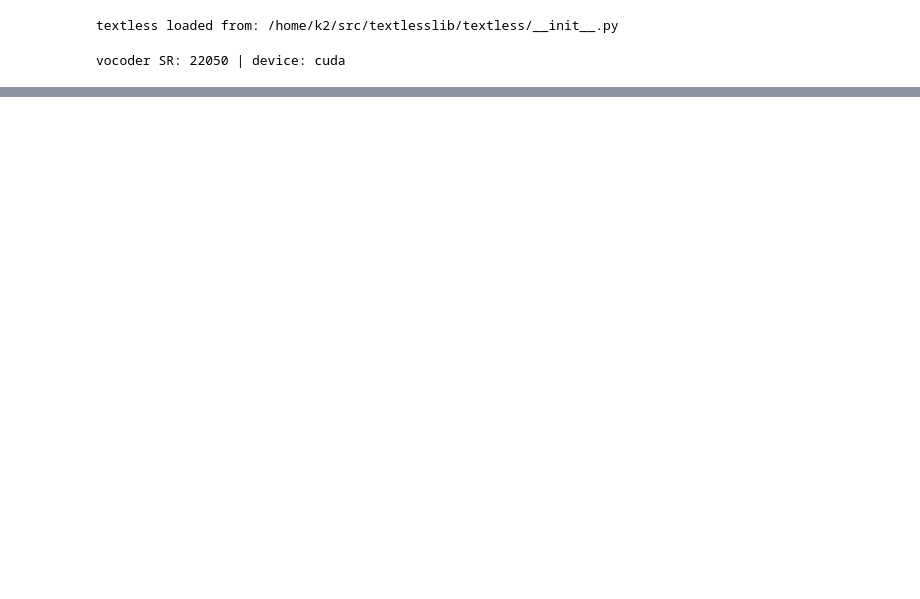
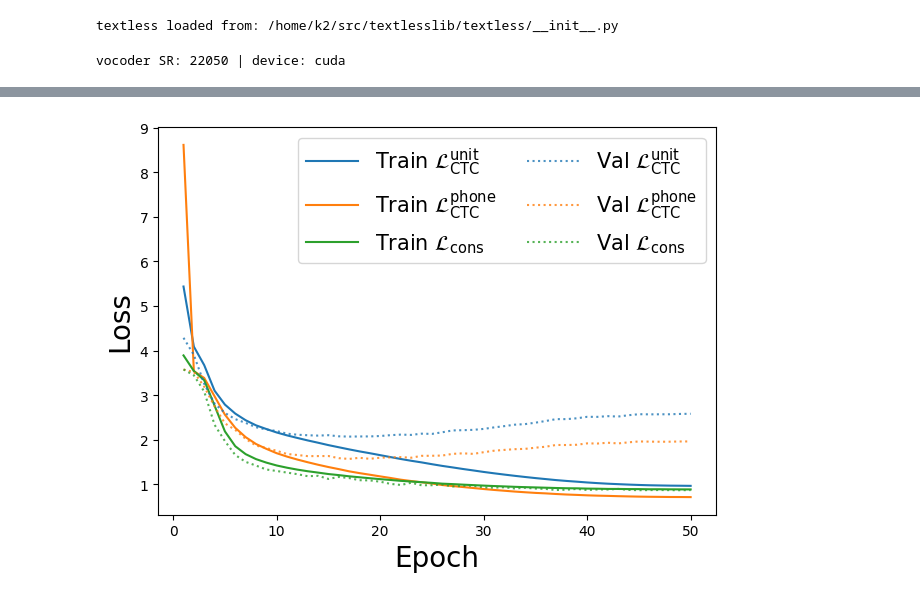
Before and after one commit to MyoVerse/emg2speech, a Jupyter notebook: speechLargeVocab.ipynb, the cells around one changed output, grey strips where cells are left out. Cells and saved outputs as stored; diff of their text form; code cells hidden in the pictures; blank space fills up the shorter version.

```diff
--- a/speechLargeVocab.ipynb
+++ b/speechLargeVocab.ipynb
@@ -51,0 +76,7 @@ Given a sentence transcription:
+# %%
+MAX = max(len(u) for u in unitLABELS)
+print(MAX)
+unitizedLabels = np.zeros((len(unitLABELS), MAX), dtype = np.int64)
+for i, seq in enumerate(unitLABELS):
+    unitizedLabels[i, :len(seq)] = np.asarray(seq, dtype = np.int64)
+unitLabelLengths = np.array([len(seq) for seq in unitLABELS], dtype = np.int32)
@@ -51,0 +245,13 @@ Given a sentence transcription:
+# %%
+PpGivenU = np.load("ckpts/PpGivenU.npy")[:, 1:]
+phoneBlank = 40; unitBlank = 100
+Anb = PpGivenU.astype(np.float64) + 1e-6
+Anb /= Anb.sum(axis = 0, keepdims = True)
+
+P, Unonblank = Anb.shape
+Afull = np.zeros((P, Unonblank + 1), dtype = np.float32)
+Afull[:, :Unonblank] = Anb
+Afull[:, Unonblank]  = 0.0
+Afull[phoneBlank, Unonblank] = 1.0
+
+A = torch.tensor(Afull, dtype = torch.float32, device = device)
@@ -51,0 +550,58 @@ Given a sentence transcription:
+# %%
+t = np.array(tLoss, dtype = float)
+v = np.array(vLoss, dtype = float)
+
+epochs = np.arange(1, t.shape[0] + 1)
+names = [
+    r'$\mathcal{L}_{\mathrm{CTC}}^{\mathrm{unit}}$',
+    r'$\mathcal{L}_{\mathrm{CTC}}^{\mathrm{phone}}$',
+    r'$\mathcal{L}_{\mathrm{cons}}$'
+]
+
+plt.figure()
+
+trainLines, valLines = [], []
+
+for i, name in enumerate(names):
+    ln, = plt.plot(epochs, t[:, i])
+    trainLines.append(ln)
+
+for i, name in enumerate(names):
+    ln, = plt.plot(
+        epochs, v[:, i],
+        linestyle = ":",
+        alpha = 0.8,
+        color = trainLines[i].get_color()
+    )
+    valLines.append(ln)
+
+plt.xlabel("Epoch", fontsize = 20)
+plt.ylabel("Loss", fontsize = 20)
+
+legendHandles = []
+legendLabels = []
+
+for i, name in enumerate(names):
+    legendHandles.append(trainLines[i])
+    legendLabels.append(f"Train {name}")
+
+for i, name in enumerate(names):
+    legendHandles.append(valLines[i])
+    legendLabels.append(f"Val {name}")
+
+plt.legend(
+    legendHandles,
+    legendLabels,
+    ncol = 2,
+    loc = "upper right",
+    frameon = True,
+    columnspacing = 1.5,
+    handlelength = 2.5,
+    fontsize = 15
+)
+
+plt.tight_layout()
+plt.savefig("lossCurves.pdf", bbox_inches = "tight")
+plt.show()
+# %% [output]
+[figure, added]
```
Also changed, not shown: parts of 24 cells of this notebook, 5 other files.
